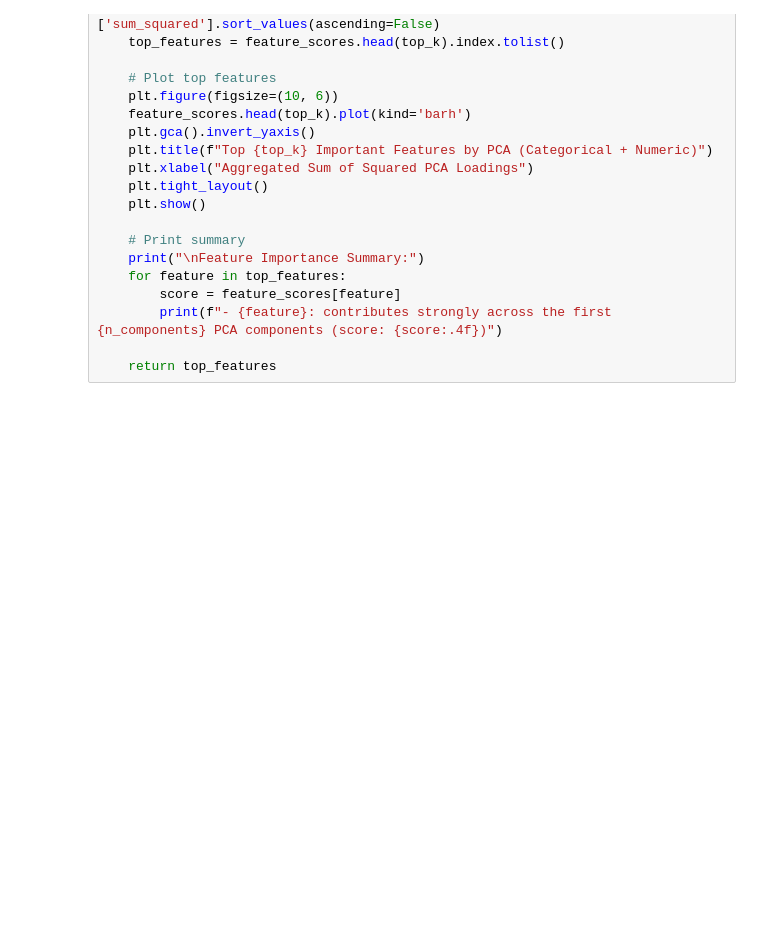
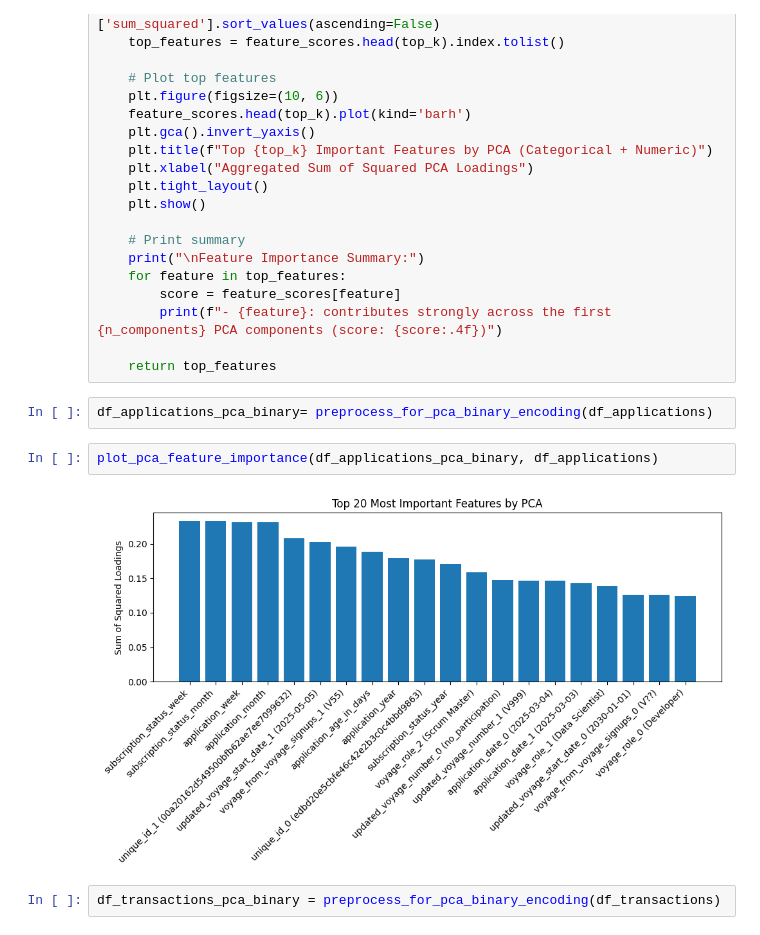
Before and after one commit to roziii/chingu_segment_analysis, a Jupyter notebook: Transaction_Application_analysis.ipynb, the cells around one changed output. Cells and saved outputs as stored; diff of their text form; blank space fills up the shorter version.

```diff
--- a/Transaction_Application_analysis.ipynb
+++ b/Transaction_Application_analysis.ipynb
@@ -167,3 +167,11 @@ def get_top_features_by_pca(df: pd.DataFrame, top_k: int = 10, n_components: int
         print(f"- {feature}: contributes strongly across the first {n_components} PCA components (score: {score:.4f})")
 
     return top_features
+# %%
+df_applications_pca_binary= preprocess_for_pca_binary_encoding(df_applications)
+# %%
+plot_pca_feature_importance(df_applications_pca_binary, df_applications)
+# %% [output]
+[figure, added]
+# %%
+df_transactions_pca_binary = preprocess_for_pca_binary_encoding(df_transactions)
```
Also changed, not shown: parts of 12 cells of this notebook.
